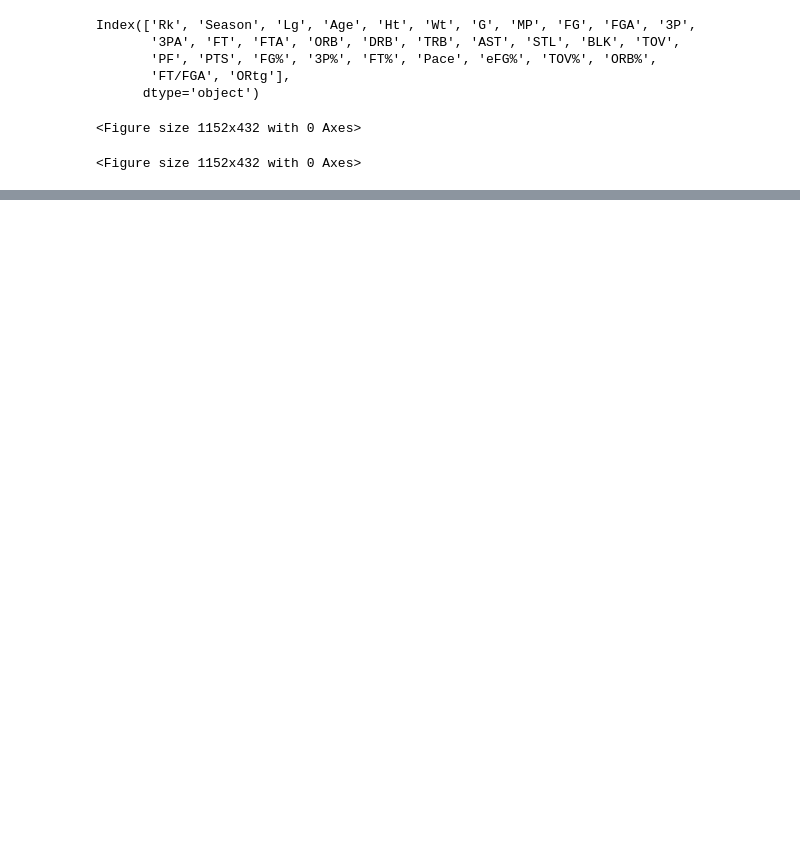
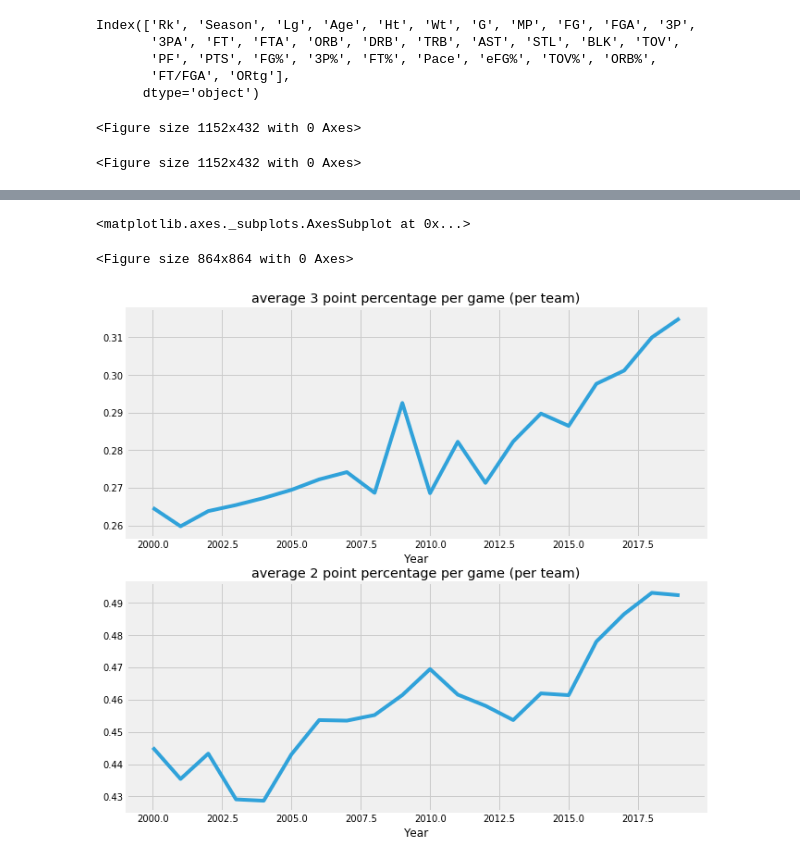
Before and after one commit to oerdal/cse163NBA, a Jupyter notebook: Shot Data Viz.ipynb, the cells around one changed output, grey strips where cells are left out. Drawn from its saved outputs; the diff is of its cells as text; code cells hidden in the pictures; blank space fills up the shorter version.

```diff
--- a/Shot Data Viz.ipynb
+++ b/Shot Data Viz.ipynb
@@ -116,0 +119,18 @@ plt.show()
+# %%
+player_data.replace(to_replace = '-', value = np.nan, inplace = True)
+player_data['3P%'] = player_data['3P%'].astype(float)
+player_data['2P%'] = player_data['2P%'].astype(float)
+three_pointers_averages_per_year = player_data.groupby('Year')['3P%'].mean()
+two_pointers_averages_per_year = player_data.groupby('Year')['2P%'].mean()
+# %%
+import numpy as np
+plt.figure(figsize=(12,12))
+fig, (ax1, ax2) = plt.subplots(2, figsize=(10,10))
+ax1.title.set_text("average 3 point percentage per game (per team)")
+sns.lineplot(x=three_pointers_averages_per_year.index, y=three_pointers_averages_per_year.values, ax=ax1)
+ax2.title.set_text("average 2 point percentage per game (per team)")
+sns.lineplot(x=two_pointers_averages_per_year.index, y=two_pointers_averages_per_year.values, ax=ax2)
+# %% [output]
+<matplotlib.axes._subplots.AxesSubplot at 0x...>
+<Figure size 864x864 with 0 Axes>
+[figure, added]
```
Also changed, not shown: parts of 11 cells of this notebook, 32 other files.
